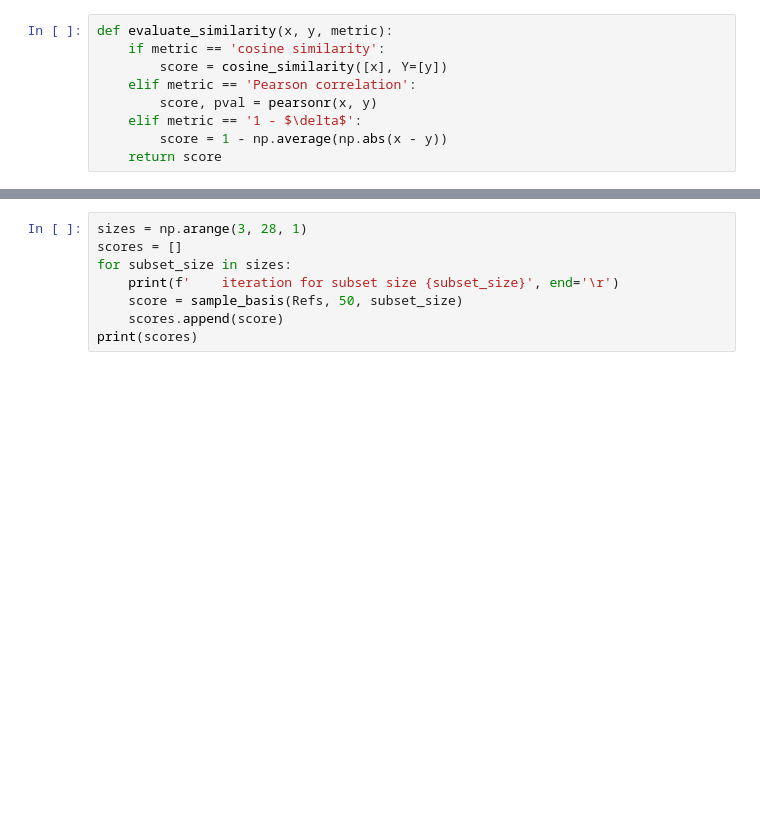
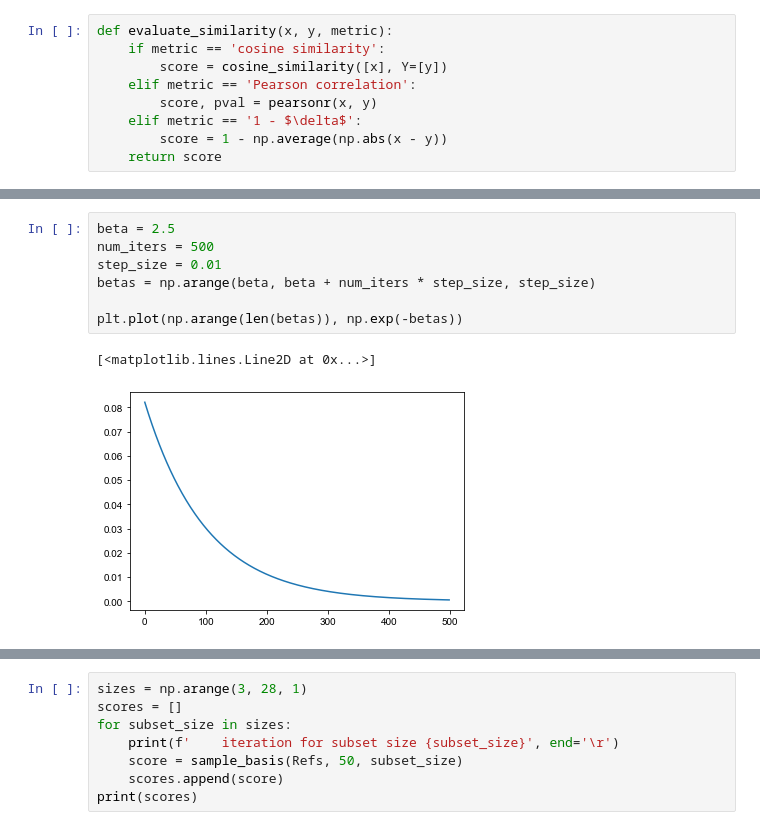
Before and after one commit to stetef/Energy-Point-Selection, a Jupyter notebook: Data Analysis.ipynb, the cells around one changed output, grey strips where cells are left out. Saved outputs shown, nothing was run; the diff lists cells and outputs as text; blank space fills up the shorter version.

```diff
--- a/Data Analysis.ipynb
+++ b/Data Analysis.ipynb
@@ -134,0 +246,10 @@ def sample_basis(basis, num_iters, subset_size, metric='Pearson correlation'):
+# %%
+beta = 2.5
+num_iters = 500
+step_size = 0.01
+betas = np.arange(beta, beta + num_iters * step_size, step_size)
+
+plt.plot(np.arange(len(betas)), np.exp(-betas))
+# %% [output]
+[<matplotlib.lines.Line2D at 0x...>]
+[figure, added]
```
Also changed, not shown: parts of 24 cells of this notebook, 5 other files.
